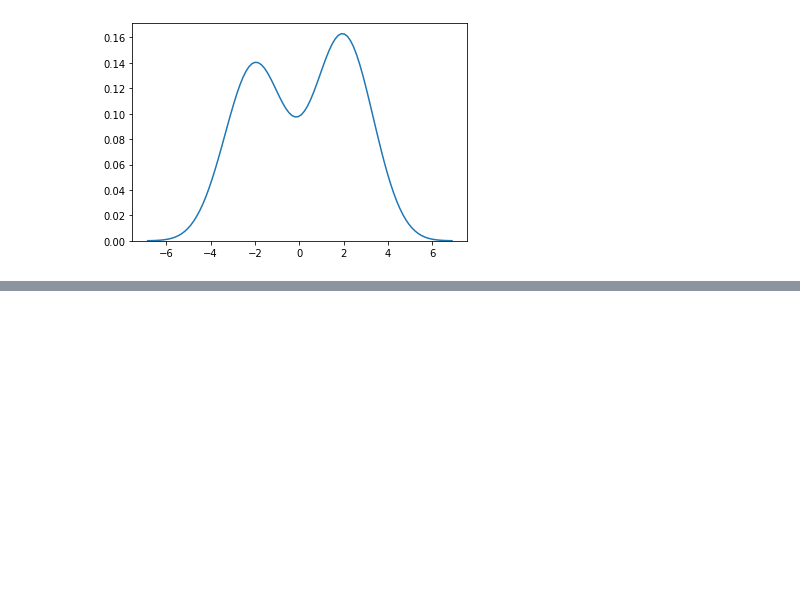
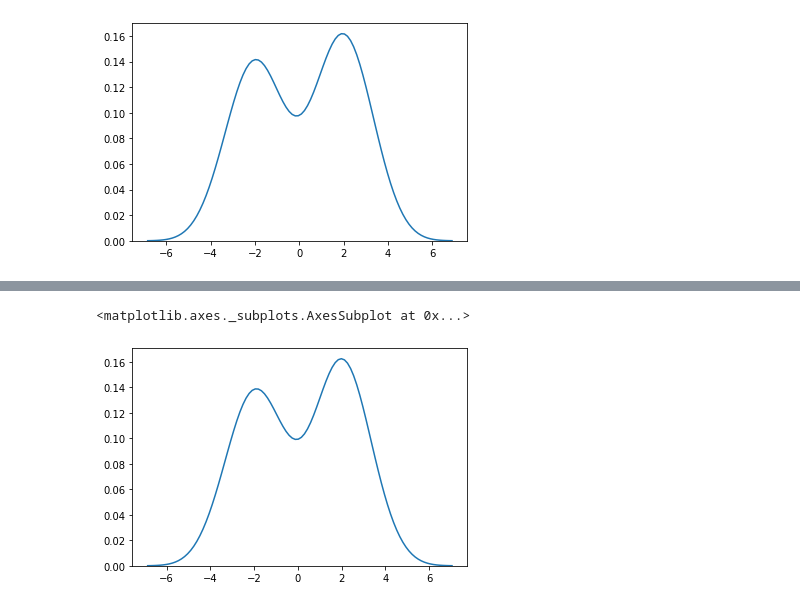
Before and after one commit to ahmadsalim/numpyro_stein, a Jupyter notebook: examples/1d_mm.ipynb, the cells around one changed output, grey strips where cells are left out. Saved outputs shown, nothing was run; the diff lists cells and outputs as text; code cells hidden in the pictures; blank space fills up the shorter version.

```diff
--- a/examples/1d_mm.ipynb
+++ b/examples/1d_mm.ipynb
@@ -62,0 +87,12 @@ DeviceArray([-3.67069   ,  1.5543034 ,  2.4083102 ,  1.1671195 ,
+# %%
+guide = AutoDelta(model, init_strategy=init_with_noise(init_to_value({'x': -10.}), noise_scale=1.0))
+svgd = SVGD(model, guide, numpyro.optim.Adagrad(step_size=1.0), ELBO(),
+            kernels.IMQKernel(), num_stein_particles=100, num_loss_particles=3)
+svgd_state = svgd.init(rng_key)
+svgd_state, loss = svgd.run(rng_key, num_iterations)
+# %%
+plt.clf()
+sns.kdeplot(svgd.get_params(svgd_state)['auto_x'])
+# %% [output]
+<matplotlib.axes._subplots.AxesSubplot at 0x...>
+[figure, added]
```
Also changed, not shown: parts of 8 cells of this notebook, 1 other file.
